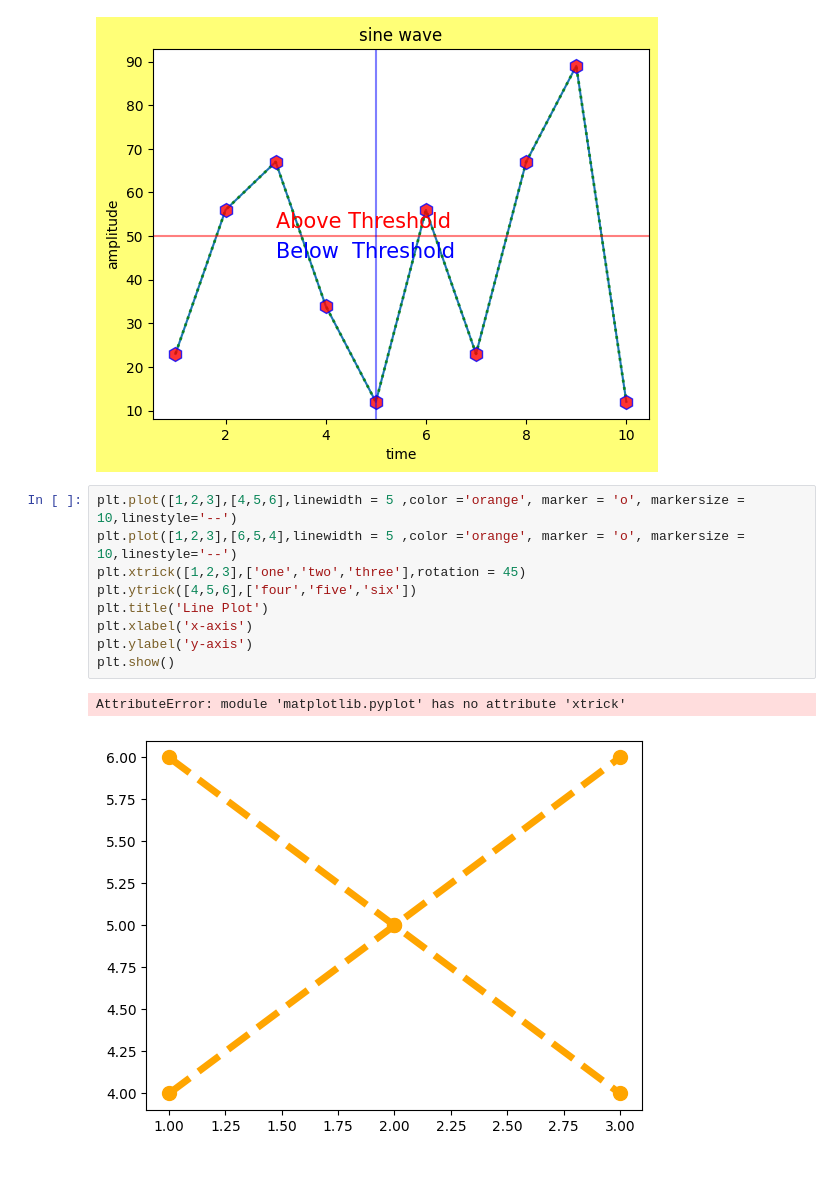
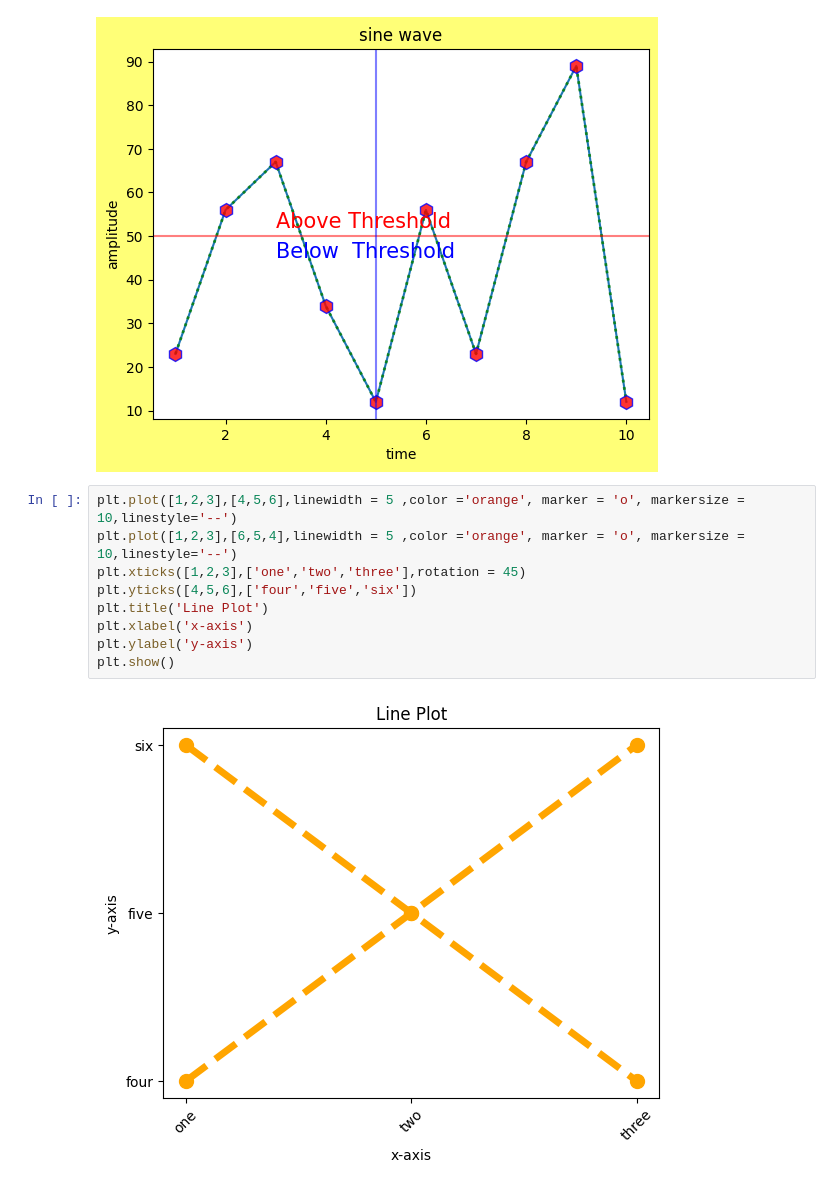
Before and after one commit to nishayd/PYTHON-DATA-SCIENCE, a Jupyter notebook: matlotlib.ipynb, the cells around one changed output. Drawn from its saved outputs; the diff is of its cells as text.

Commit message:
graphs

```diff
--- a/matlotlib.ipynb
+++ b/matlotlib.ipynb
@@ -33,12 +33,11 @@ Text(3, 45, 'Below  Threshold')
 # %%
 plt.plot([1,2,3],[4,5,6],linewidth = 5 ,color ='orange', marker = 'o', markersize = 10,linestyle='--')
 plt.plot([1,2,3],[6,5,4],linewidth = 5 ,color ='orange', marker = 'o', markersize = 10,linestyle='--')
-plt.xtrick([1,2,3],['one','two','three'],rotation = 45)
-plt.ytrick([4,5,6],['four','five','six'])
+plt.xticks([1,2,3],['one','two','three'],rotation = 45)
+plt.yticks([4,5,6],['four','five','six'])
 plt.title('Line Plot')
 plt.xlabel('x-axis')
 plt.ylabel('y-axis')
 plt.show()
 # %% [output]
-AttributeError: module 'matplotlib.pyplot' has no attribute 'xtrick'
-[figure, old version]
+[figure, new version]
```
Also changed, not shown: 1 other file.
